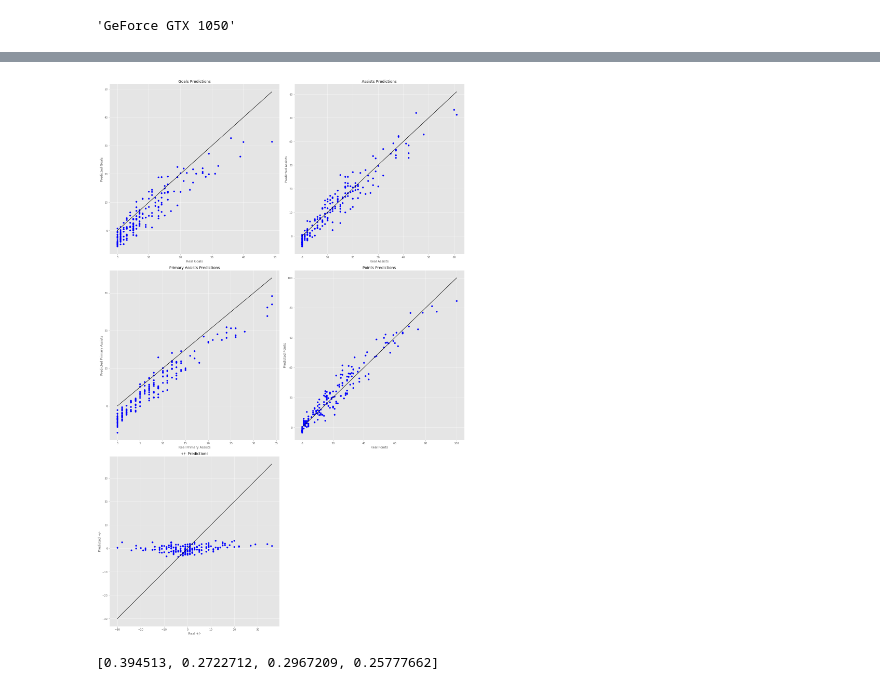
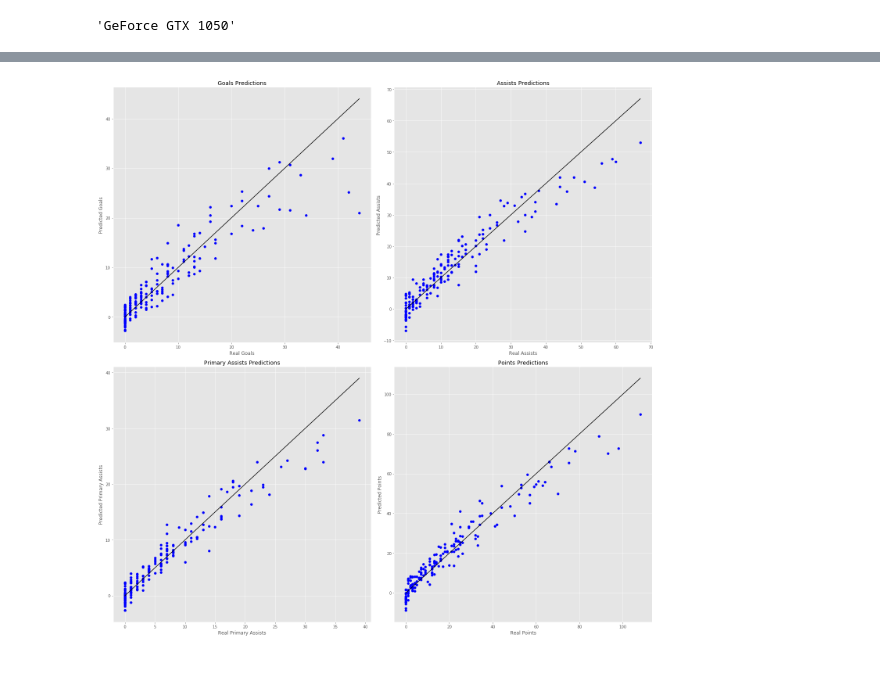
Before and after one commit to OMalenfantThuot/Projet_final_apprentissage_machine, a Jupyter notebook: MLP.ipynb, the cells around one changed output, grey strips where cells are left out. Saved outputs shown, nothing was run; the diff lists cells and outputs as text; code cells hidden in the pictures.

Commit message:
analyse des predictions pour MLP

```diff
--- a/MLP.ipynb
+++ b/MLP.ipynb
@@ -76,10 +76,11 @@ class Network(nn.Module):
         self.fc2 = nn.Linear(200, 1)
         self.bn1 = nn.BatchNorm1d(num_features=35)
         self.bn2 = nn.BatchNorm1d(num_features=200)
+        self.drop = nn.Dropout(p=0.15)
 
     def forward(self, x):
-        x = self.fc1(self.bn1(x))
-        x = self.fc2(self.bn2(x))
+        x = self.fc1(self.drop(self.bn1(x)))
+        x = self.fc2(self.drop(self.bn2(x)))
         return x
 # %%
 class hockey_dataset(torch.utils.data.dataset.Dataset):
@@ -107,9 +108,9 @@ def train(train_data, train_labels, nepochs):
 
     network = Network().to(device)
     criterion = nn.MSELoss()
-    lr = 0.0002
+    lr = 0.0005
     optimizer = torch.optim.SGD(network.parameters(), lr = lr,
-                            weight_decay=0.0001, momentum = 0)
+                            weight_decay=0.01, momentum = 0)
 
     loss_train, loss_valid = [],[]
 
@@ -117,7 +118,7 @@ def train(train_data, train_labels, nepochs):
         if (epoch > 0) and (epoch%100 == 0):
             lr = lr*0.85
             optimizer = torch.optim.SGD(network.parameters(), lr = lr,
-                            weight_decay=0.0001, momentum = 0)
+                            weight_decay=0.01, momentum = 0)
         current_loss_train, current_loss_valid = 0,0
         network.train()
         for data in trainloader:
@@ -156,6 +157,7 @@ def predict(network, test_data, test_labels):
     testset = hockey_dataset(test_data, test_labels)
     testloader = torch.utils.data.DataLoader(testset, batch_size=len(testset), shuffle = False)
 
+    network.eval()
     with torch.no_grad():
         for data in testloader:
             inputs, label = data
@@ -191,53 +224,58 @@ torch.cuda.get_device_name(0)
 # %%
-nepochs = 801
-predictions_totales = []
+nepochs = 1001
+predictions_test = []
 for targets in [[training_targets_goals, test_targets_goals],
                 [training_targets_assists, test_targets_assists],
                 [training_targets_primary_assists, test_targets_primary_assists],
-                [training_targets_points, test_targets_points],
-                [training_targets_plusminus, test_targets_plusminus]]:
+                [training_targets_points, test_targets_points]]:
+#                 [training_targets_plusminus, test_targets_plusminus]]:
     t1 = time.time()
     loss_train, loss_valid, network = train(training_data, targets[0], nepochs)
     print("Temps d'entrainement : {}".format(time.time()-t1))
     predictions = predict(network, test_data, targets[1])
-    predictions_totales.append(predictions)
+    predictions_test.append(predictions)
+#     predictions = predict(network, training_data, targets[0])
+#     predictions_train.append(predictions)
 
 
 plt.style.use('ggplot')
-fig,ax = plt.subplots(nrows=3, ncols=2, figsize = (20,30))
-ax1, ax2, ax3, ax4, ax5, ax6 = ax.flatten()
+fig,ax = plt.subplots(nrows=2, ncols=2, figsize = (20,20))
+ax1, ax2, ax3, ax4 = ax.flatten()
 
-ax1.scatter(test_targets_goals, predictions_totales[0], c = 'b')
+ax1.scatter(test_targets_goals, predictions_test[0], c = 'b')
+#ax1.scatter(training_targets_goals, predictions_train[0], c = 'r')
 ax1.plot([0,np.max(test_targets_goals)],[0,np.max(test_targets_goals)], 'k')
 ax1.set_xlabel('Real Goals')
 ax1.set_ylabel('Predicted Goals')
 ax1.set_title('Goals Predictions')
 
-ax2.scatter(test_targets_assists, predictions_totales[1], c = 'b')
+ax2.scatter(test_targets_assists, predictions_test[1], c = 'b')
+#ax2.scatter(training_targets_assists, predictions_train[1], c = 'r')
 ax2.plot([0,np.max(test_targets_assists)],[0,np.max(test_targets_assists)], 'k')
 ax2.set_xlabel('Real Assists')
 ax2.set_ylabel('Predicted Assists')
 ax2.set_title('Assists Predictions')
 
-ax3.scatter(test_targets_primary_assists, predictions_totales[2], c = 'b')
+ax3.scatter(test_targets_primary_assists, predictions_test[2], c = 'b')
+#ax3.scatter(training_targets_primary_assists, predictions_train[2], c = 'r')
 ax3.plot([0,np.max(test_targets_primary_assists)],[0,np.max(test_targets_primary_assists)], 'k')
 ax3.set_xlabel('Real Primary Assists')
 ax3.set_ylabel('Predicted Primary Assists')
 ax3.set_title('Primary Assists Predictions')
 
-ax4.scatter(test_targets_points, predictions_totales[3], c = 'b')
+ax4.scatter(test_targets_points, predictions_test[3], c = 'b')
+#ax4.scatter(training_targets_points, predictions_train[3], c = 'r')
 ax4.plot([0,np.max(test_targets_points)],[0,np.max(test_targets_points)], 'k')
 ax4.set_xlabel('Real Points')
 ax4.set_ylabel('Predicted Points')
 ax4.set_title('Points Predictions')
 
-ax5.scatter(test_targets_plusminus, predictions_totales[4], c = 'b')
-ax5.plot([np.min(test_targets_plusminus),np.max(test_targets_plusminus)],[np.min(test_targets_plusminus),np.max(test_targets_plusminus)], 'k')
-ax5.set_xlabel('Real +/-')
-ax5.set_ylabel('Predicted +/-')
-ax5.set_title('+/- Predictions')
-
-ax6.axis('off')
+# ax5.scatter(test_targets_plusminus, predictions_test[4], c = 'b')
+# #ax5.scatter(training_targets_plusminus, predictions_train[4], c = 'r')
+# ax5.plot([np.min(test_targets_plusminus),np.max(test_targets_plusminus)],[np.min(test_targets_plusminus),np.max(test_targets_plusminus)], 'k')
+# ax5.set_xlabel('Real +/-')
+# ax5.set_ylabel('Predicted +/-')
+# ax5.set_title('+/- Predictions')
 
 fig.tight_layout()
 plt.savefig('predictions.png')
@@ -262,2 +300,2 @@ Temps d'entrainement : 8.042332172393799
-[figure, old version]
+[figure, new version]
 # %%
@@ -274,7 +312,3 @@ for pred, target, treshold in zip(predictions_totales[:-1], targets_list, tresho
     not_small = np.where(target > treshold)[0]
     deviations.append((pred[not_small] - target[not_small]) / target[not_small])
     std.append(np.std(deviations[-1]))
-# %%
-std
-# %% [output]
-[0.394513, 0.2722712, 0.2967209, 0.25777662]
```
Also changed, not shown: parts of 10 cells of this notebook, 2 other files.
